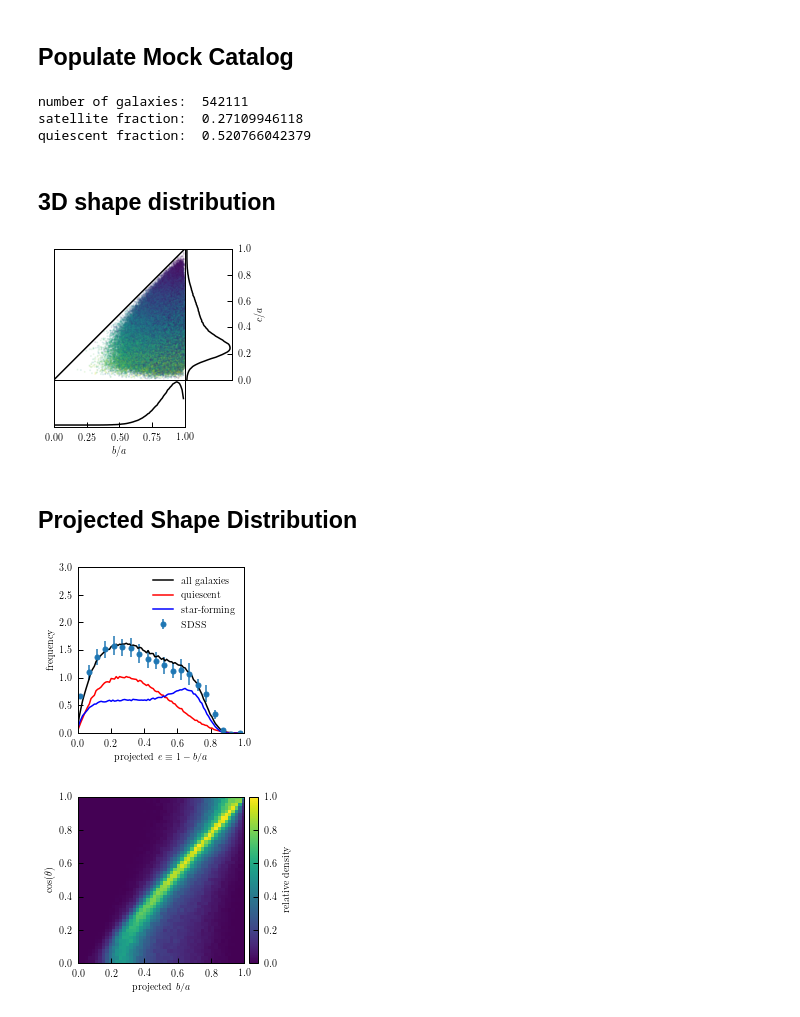
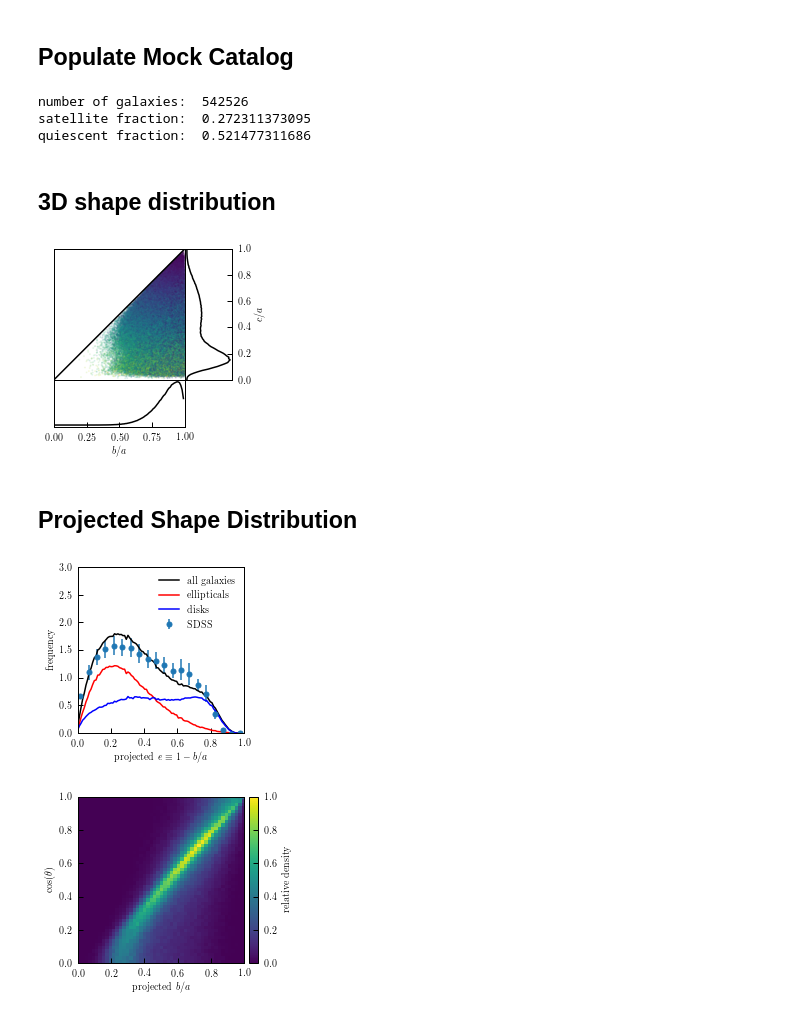
Before and after one commit to duncandc/galaxy_shapes, a Jupyter notebook: shape_models/shape_demo.ipynb, the cells around one changed output. Saved outputs shown, nothing was run; the diff lists cells and outputs as text; code cells hidden in the pictures.

Commit message:
working on PS08 model

```diff
--- a/shape_models/shape_demo.ipynb
+++ b/shape_models/shape_demo.ipynb
@@ -27,6 +27,11 @@ sats_prof_model = NFWPhaseSpace()
 from halotools.empirical_models import ZuMandelbaum16QuenchingCens, ZuMandelbaum16QuenchingSats
 cens_quenching_model = ZuMandelbaum16QuenchingCens(prim_haloprop_key = 'halo_mvir')
 sats_quenching_model = ZuMandelbaum16QuenchingSats(prim_haloprop_key = 'halo_mvir')
+
+# define morphology model
+from shape_model_componenets import Morphology
+cens_morpholopgy_model = Morphology(gal_type='centrals')
+sats_morpholopgy_model = Morphology(gal_type='satellites')
 
 # define shape model
 from shape_model_componenets import PS08Shapes, EllipticalGalaxyShapes, DiskGalaxyShapes
@@ -52,6 +57,8 @@ model_instance = HodModelFactory(centrals_occupation = cens_occ_model,
                                  satellites_profile = sats_prof_model,
                                  centrals_quenching = cens_quenching_model,
                                  satellites_quenching = sats_quenching_model,
+                                 centrals_morphology = cens_morpholopgy_model,
+                                 satellites_morphology = sats_morpholopgy_model,
                                  centrals_elliptical_galaxy_shape = cens_elliptical_shape_model,
                                  centrals_disk_galaxy_shape = cens_disk_shape_model,
                                  satellites_elliptical_galaxy_shape = sats_elliptical_shape_model,
@@ -67,6 +74,8 @@ model_instance = HodModelFactory(centrals_occupation = cens_occ_model,
                                  'satellites_profile',
                                  'centrals_quenching',
                                  'satellites_quenching',
+                                 'centrals_morphology',
+                                 'satellites_morphology',
                                  'centrals_elliptical_galaxy_shape',
                                  'centrals_disk_galaxy_shape',
                                  'satellites_elliptical_galaxy_shape',
@@ -134,9 +143,9 @@ print("satellite fraction: ", f_sat)
 f_quiescent = 1.0*np.sum(mock['quiescent']==True)/N_gal
 print("quiescent fraction: ", f_quiescent)
 # %% [output]
-number of galaxies:  542111
-satellite fraction:  0.27109946118
-quiescent fraction:  0.520766042379
+number of galaxies:  542526
+satellite fraction:  0.272311373095
+quiescent fraction:  0.521477311686
 # %% [markdown]
 ## 3D shape distribution
 # %%
@@ -152,12 +161,12 @@ e = 1 - mock['galaxy_projected_b_to_a']
 counts_3 = np.histogram(e, bins=bins)[0]
 counts_3 = counts_3/np.sum(counts_3)/np.diff(bins)
 
-mask_a = mock['quiescent']==True
+mask_a = mock['elliptical']==True
 ea = 1 - mock['galaxy_projected_b_to_a'][mask_a]
 counts_3a = np.histogram(ea, bins=bins)[0]
 counts_3a = counts_3a/np.sum(counts_3a)/np.diff(bins)
 
-mask_b = mock['quiescent']==False
+mask_b = mock['disk']==True
 eb = 1 - mock['galaxy_projected_b_to_a'][mask_b]
 counts_3b = np.histogram(eb, bins=bins)[0]
 counts_3b = counts_3b/np.sum(counts_3b)/np.diff(bins)
@@ -201,7 +210,7 @@ plt.show()
 fname = '3d_axis_ratio_distribution.pdf'
 fig.savefig('./figures/'+fname, dpi=250)
 # %% [output]
-[figure, old version]
+[figure, new version]
 # %% [markdown]
 ## Projected Shape Distribution
 # %%
@@ -223,35 +232,35 @@ y2 = t2['normalized_frequency']
 err2 = np.fabs(t2['error_+'] - t2['error_-'])
 
 # combine shape data into single sample, disks+ellipticals
 f = 282203.0/(303390.0+282203.0)
 y = (1-f)*y1 + f*y2
 x = (x1+x2)/2.0
 err = np.sqrt((1-f)*err1**2 + f*err2**2)
 
 # 2D shape distribution
 fig = plt.figure(figsize=(3.3,3.3))
 
 # main panel
 rect = 0.2, 0.2, 0.7, 0.7  # left, bottom, width, height
 ax = fig.add_axes(rect)
 l1, = ax.plot(bins[:-1], counts_3, color='black')
 l2, = ax.plot(bins[:-1], counts_3a*fq, color='red')
 l3, = ax.plot(bins[:-1], counts_3b*(1-fq), color='blue')
 p1 = ax.errorbar(x, y, yerr=err, fmt='o', ms=5)
 ax.set_xlim([0,1])
 ax.set_ylim([0,3])
 ax.set_xlabel(r'${\rm projected}~e \equiv 1 - b/a$')
 ax.set_ylabel('frequency')
 plt.legend([l1,l2,l3,p1],
-           ['all galaxies', 'quiescent', 'star-forming', 'SDSS'],
+           ['all galaxies', 'ellipticals', 'disks', 'SDSS'],
            frameon=False, numpoints=1, fontsize=10)
 
 plt.show()
 
 fname = 'ellipticity_distribution.pdf'
 fig.savefig('./figures/'+fname, dpi=250)
 # %% [output]
-[figure, old version]
+[figure, new version]
 # %%
 # inclination angle effect
 
@@ -279,4 +288,4 @@ plt.show()
 fname = 'inclination_angle_vs_b_to_a.pdf'
 fig.savefig('./figures/'+fname, dpi=250)
 # %% [output]
-[figure, old version]
+[figure, new version]
```
Also changed, not shown: parts of 1 cell of this notebook, 3 other files.
